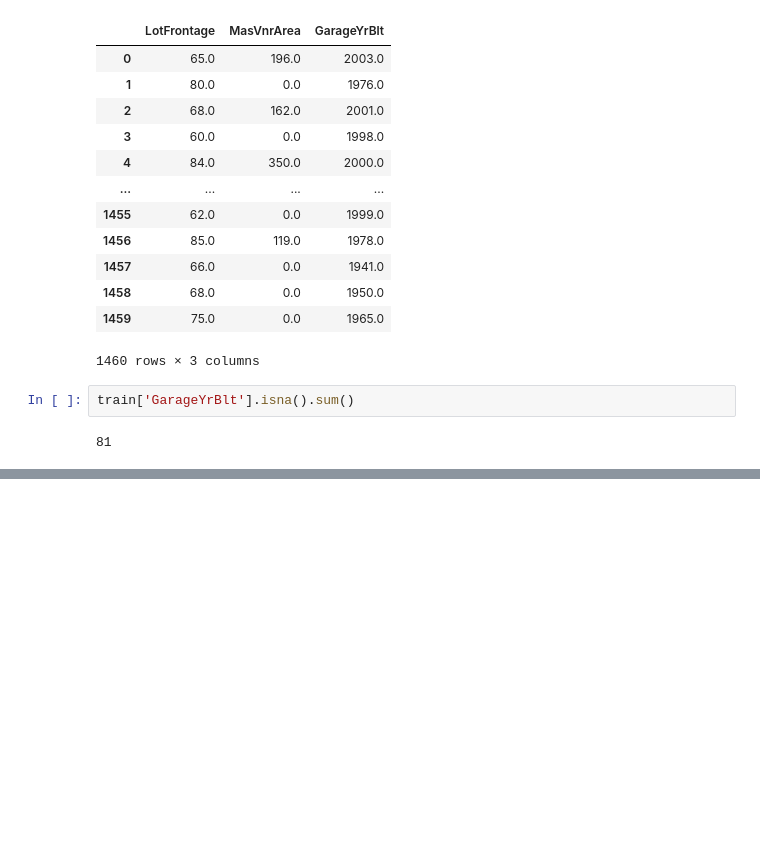
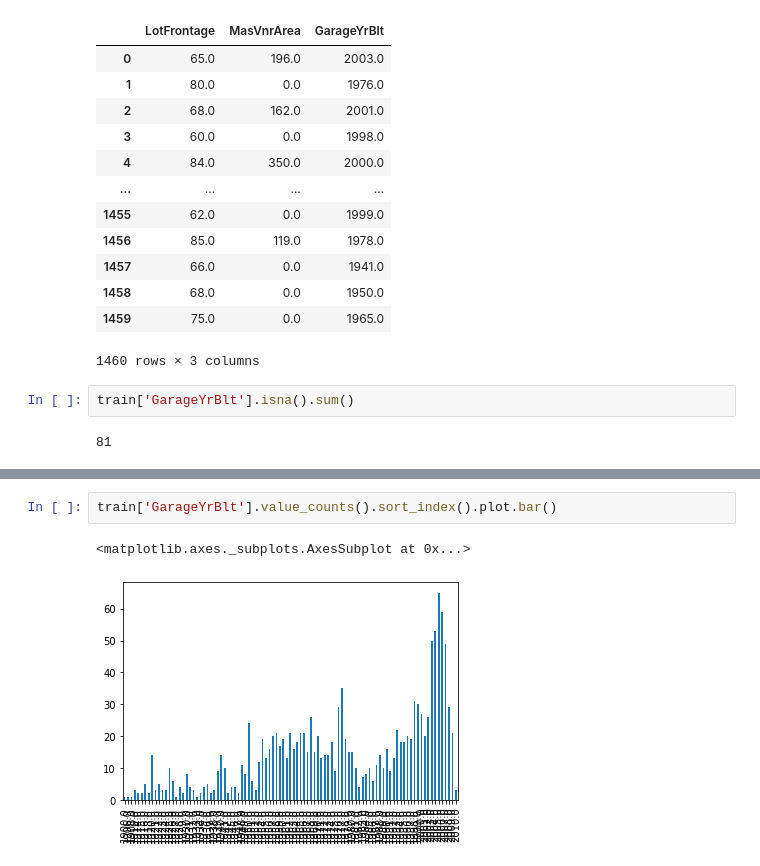
Before and after one commit to utkarshs75/House-Prices-Analysis, a Jupyter notebook: Kaggle_House_Price_Analysis.ipynb, the cells around one changed output, grey strips where cells are left out. Cells and saved outputs as stored; diff of their text form; blank space fills up the shorter version.

```diff
--- a/Kaggle_House_Price_Analysis.ipynb
+++ b/Kaggle_House_Price_Analysis.ipynb
@@ -87,0 +94,5 @@ train['GarageYrBlt'].isna().sum()
+# %%
+train['GarageYrBlt'].value_counts().sort_index().plot.bar()
+# %% [output]
+<matplotlib.axes._subplots.AxesSubplot at 0x...>
+[figure, added]
```
Also changed, not shown: parts of 3 cells of this notebook.
